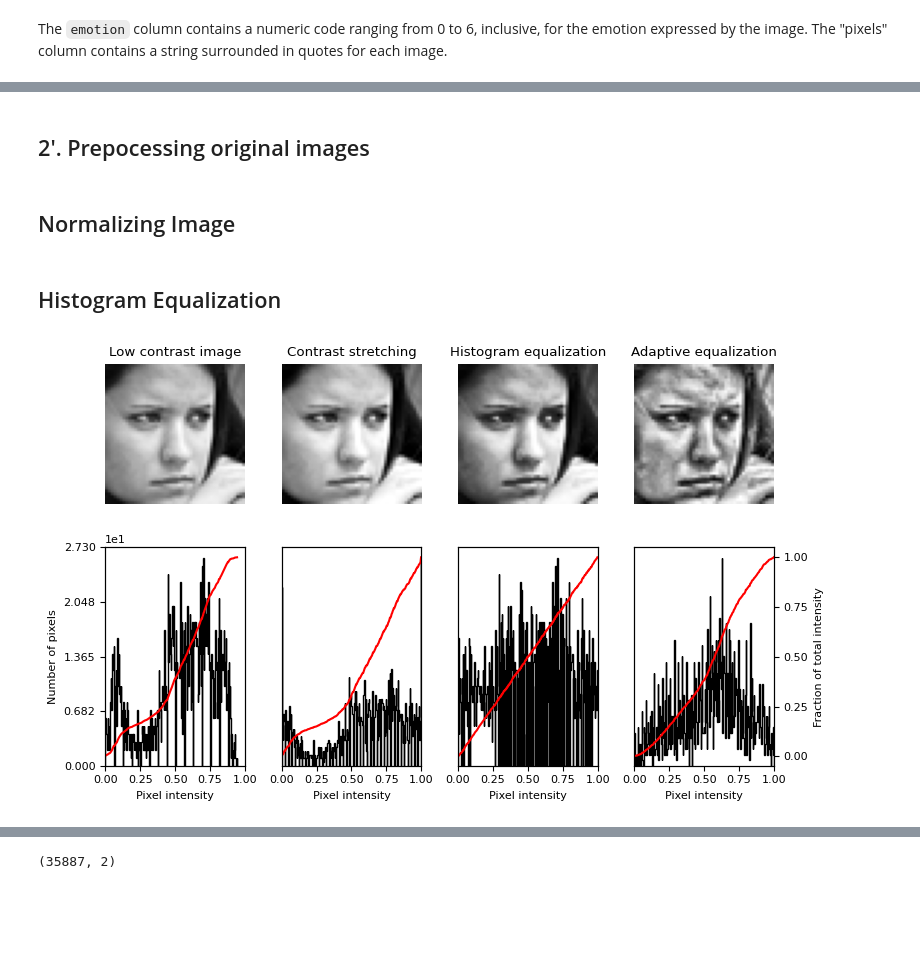
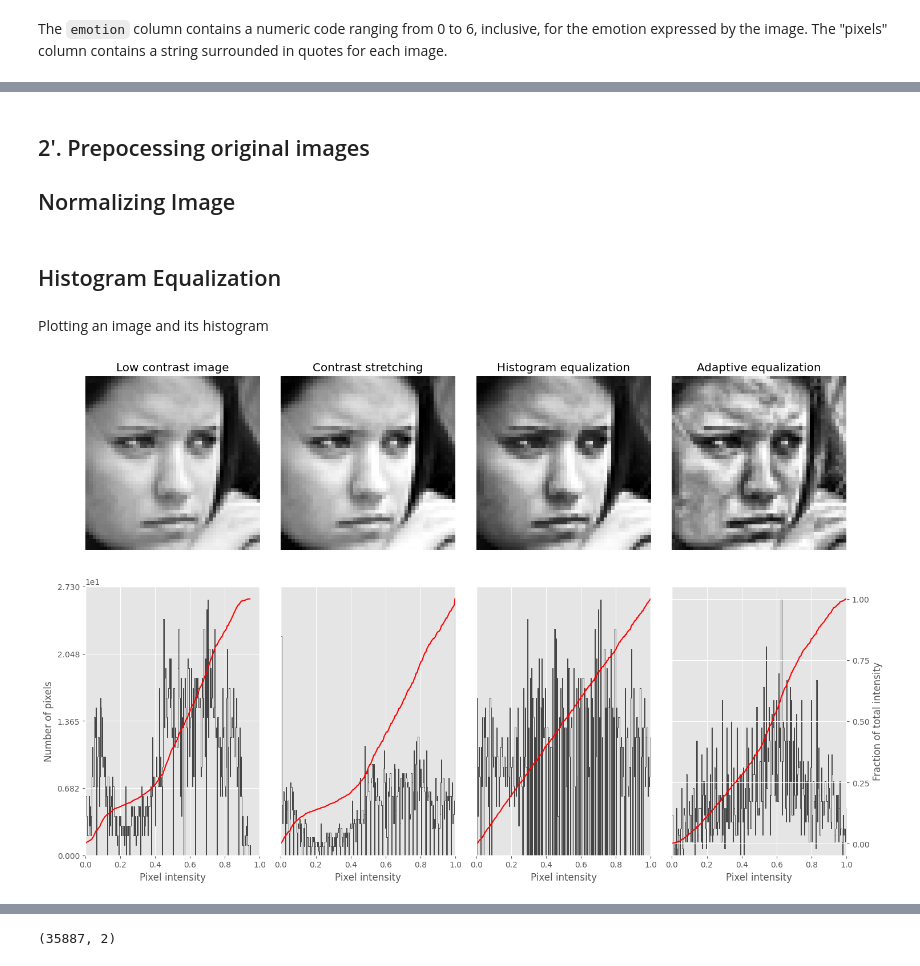
Before and after one commit to quochuy242/Fundamental-ML, a Jupyter notebook: notebooks/EDA.ipynb, the cells around one changed output, grey strips where cells are left out. Saved outputs shown, nothing was run; the diff lists cells and outputs as text; code cells hidden in the pictures; blank space fills up the shorter version.

```diff
--- a/notebooks/EDA.ipynb
+++ b/notebooks/EDA.ipynb
@@ -18,13 +21,26 @@ import warnings
 from matplotlib import pyplot as plt
 from sklearn.decomposition import PCA
 from sklearn.model_selection import train_test_split, GridSearchCV
-from tqdm import tqdm, trange
-from skimage import data, img_as_float, exposure
+from sklearn.ensemble import RandomForestClassifier
+from sklearn.linear_model import LogisticRegression
+from sklearn.svm import SVC
+from sklearn.neural_network import MLPClassifier
+from sklearn.metrics import (
+    classification_report,
+    confusion_matrix,
+    accuracy_score,
+    f1_score,
+    precision_score,
+    recall_score,
+    ConfusionMatrixDisplay,
+)
+from tqdm import tqdm
+from skimage import exposure, img_as_float
 
-mpl.rcParams["font.size"] = 8
-# warnings.filterwarnings("ignore")
+warnings.filterwarnings("ignore")
+plt.style.use("ggplot")
 # %%
-def parse_data(data: pd.DataFrame):
+def parse_data(data: pd.DataFrame) -> tuple[np.ndarray, ...]:
     """
     Reads input dataframe then return arrays of images and labels
     """
@@ -73,14 +89,16 @@ show_img(images, labels)
 # %% [markdown]
 ## 2'. Prepocessing original images
+
+## Normalizing Image
-# %% [markdown]
-## Normalizing Image
 # %%
 raw_images = images.copy()
 normalized_images = images / 255.0
 # %% [markdown]
 ## Histogram Equalization
 # %%
-def plot_img_and_hist(image, axes, bins=256):
+def plot_img_and_hist(
+    image: np.ndarray[float], axes: mpl.axes.Axes, bins=256
+) -> tuple[mpl.axes.Axes, ...]:
     """Plot an image along with its histogram and cumulative histogram."""
     image = img_as_float(image)
     ax_img, ax_hist = axes
@@ -103,6 +121,8 @@ def plot_img_and_hist(image, axes, bins=256):
     ax_cdf.set_yticks([])
 
     return ax_img, ax_hist, ax_cdf
+# %% [markdown]
+Plotting an image and its histogram
 # %%
 # Load an example image
 img = normalized_images[-1]
@@ -118,36 +138,36 @@ img_eq = exposure.equalize_hist(img)
 img_adapteq = exposure.equalize_adapthist(img, clip_limit=0.03)
 
 # Display results
-fig = plt.figure(figsize=(8, 5))
+fig = plt.figure(figsize=(15, 10))
 axes = np.zeros((2, 4), dtype=object)
 axes[0, 0] = fig.add_subplot(2, 4, 1)
 for i in range(1, 4):
     axes[0, i] = fig.add_subplot(2, 4, 1 + i, sharex=axes[0, 0], sharey=axes[0, 0])
 for i in range(0, 4):
     axes[1, i] = fig.add_subplot(2, 4, 5 + i)
 
 ax_img, ax_hist, ax_cdf = plot_img_and_hist(img, axes[:, 0])
 ax_img.set_title("Low contrast image")
 
 y_min, y_max = ax_hist.get_ylim()
 ax_hist.set_ylabel("Number of pixels")
 ax_hist.set_yticks(np.linspace(0, y_max, 5))
 
 ax_img, ax_hist, ax_cdf = plot_img_and_hist(img_rescale, axes[:, 1])
 ax_img.set_title("Contrast stretching")
 
 ax_img, ax_hist, ax_cdf = plot_img_and_hist(img_eq, axes[:, 2])
 ax_img.set_title("Histogram equalization")
 
 ax_img, ax_hist, ax_cdf = plot_img_and_hist(img_adapteq, axes[:, 3])
 ax_img.set_title("Adaptive equalization")
 
 ax_cdf.set_ylabel("Fraction of total intensity")
 ax_cdf.set_yticks(np.linspace(0, 1, 5))
 
 # prevent overlap of y-axis labels
 fig.tight_layout()
 plt.show()
 # %% [output]
-[figure, old version]
+[figure, new version]
 # %%
```
Also changed, not shown: parts of 36 cells of this notebook.
